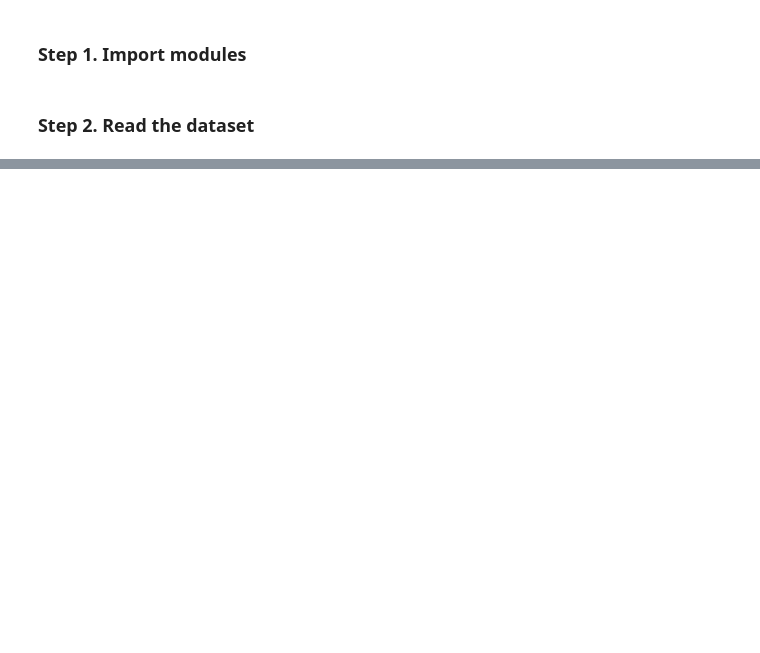
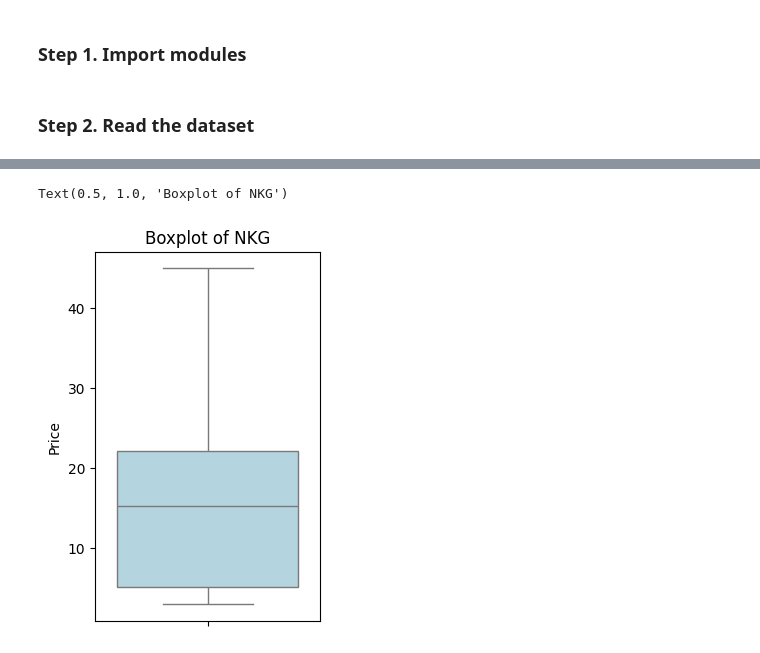
Before and after one commit to xuanquynhle/IS403.O21.HTCL_Team5, a Jupyter notebook: Dataset/NKG_Describe_Dataset.ipynb, the cells around one changed output, grey strips where cells are left out. Drawn from its saved outputs; the diff is of its cells as text; code cells hidden in the pictures; blank space fills up the shorter version.

```diff
--- a/Dataset/NKG_Describe_Dataset.ipynb
+++ b/Dataset/NKG_Describe_Dataset.ipynb
@@ -75,0 +148,8 @@ df_HDB.describe()
+# %%
+# Boxplot
+plt.subplot(1, 2, 1)
+sns.boxplot(df1['Price'], color='lightblue', fliersize=5)
+plt.title('Boxplot of NKG')
+# %% [output]
+Text(0.5, 1.0, 'Boxplot of NKG')
+[figure, added]
```
Also changed, not shown: parts of 17 cells of this notebook.
